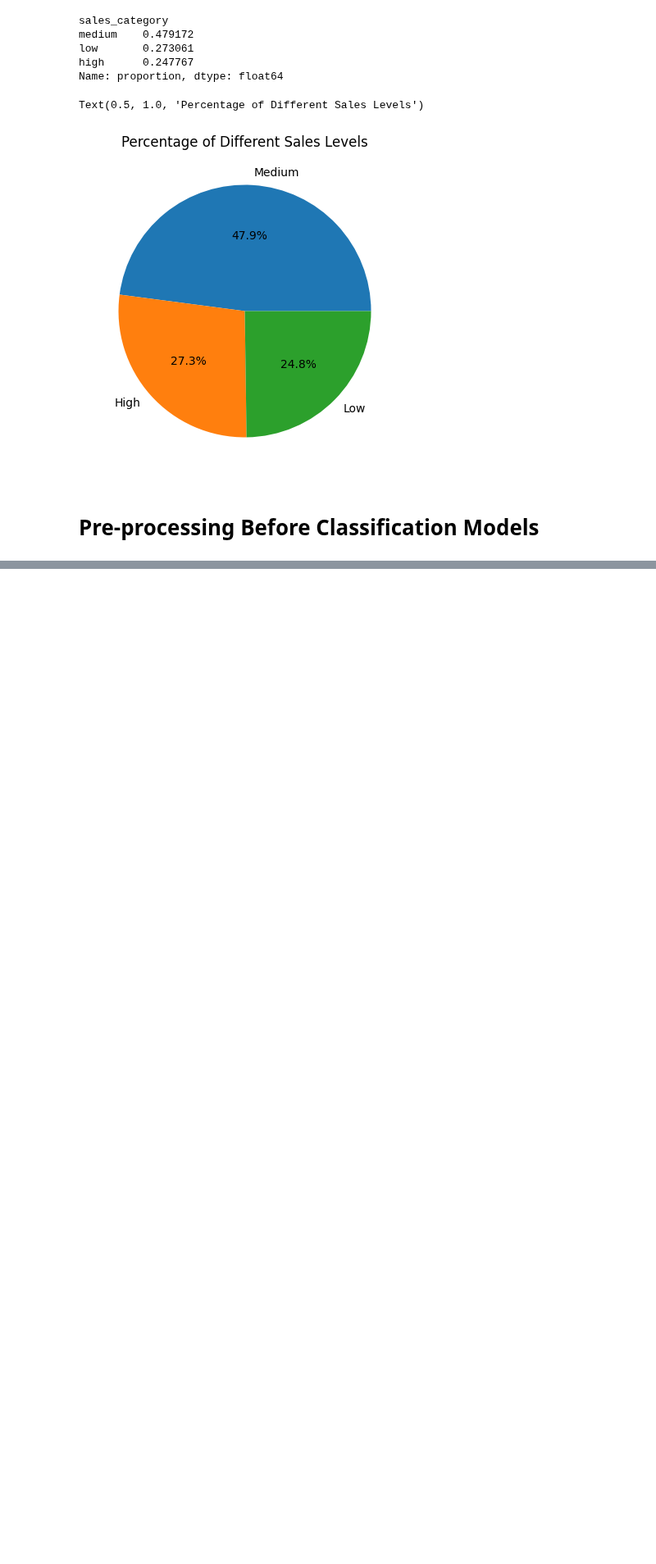
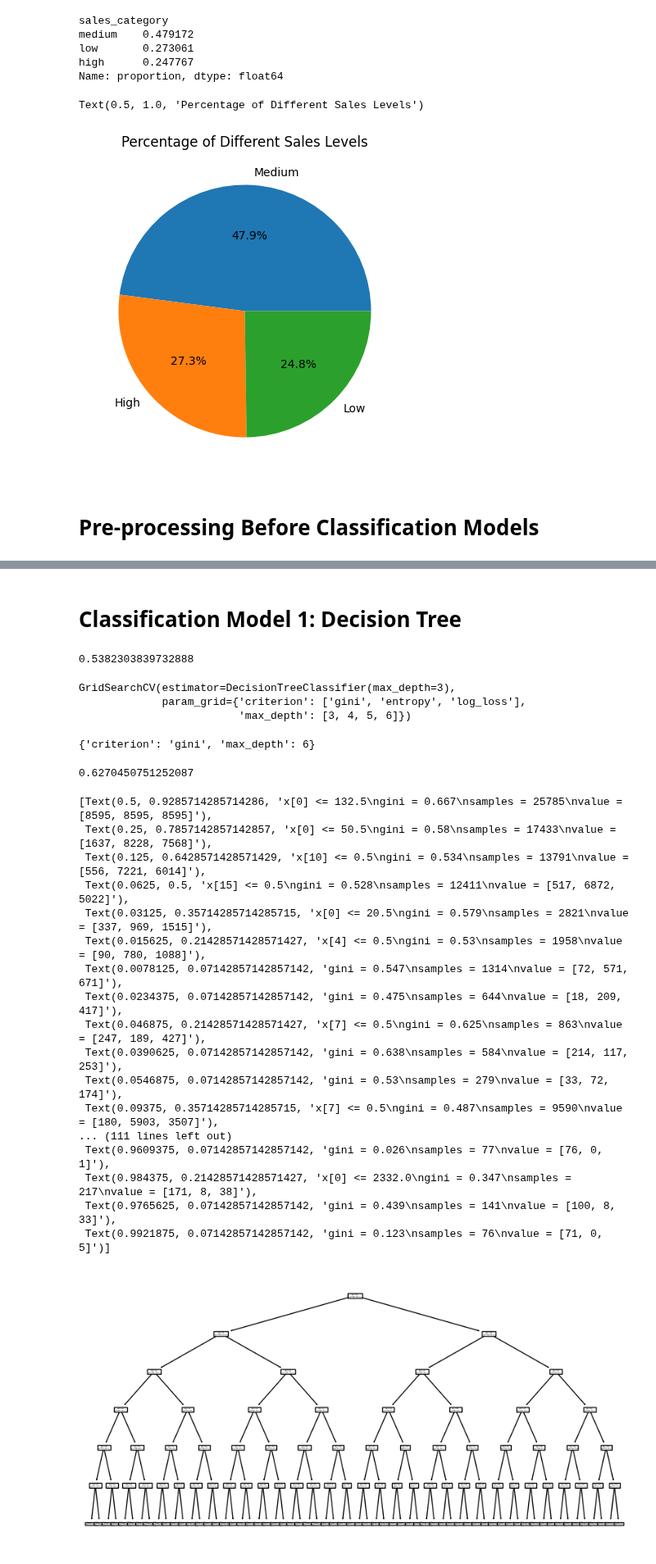
Before and after one commit to SangyunT/steam_game_sales, a Jupyter notebook: index.ipynb, the cells around one changed output, grey strips where cells are left out. Shown at 82% size. Cells and saved outputs as stored; diff of their text form; code cells hidden in the pictures; blank space fills up the shorter version.

Commit message:
Decision tree gridsearchCV

```diff
--- a/index.ipynb
+++ b/index.ipynb
@@ -357,6 +357,8 @@ Text(0.5, 1.0, 'Percentage of Different Sales Levels')
 # %% [markdown]
 # Pre-processing Before Classification Models
 # %%
-relevant_columns = ['appid', 'rating_num', 'positive_ratio'] + genre_names
+# relevant_columns = ['appid', 'rating_num', 'positive_ratio'] + genre_names
+relevant_columns = ['rating_num', 'positive_ratio'] + genre_names
+
 len(relevant_columns)
 # %% [output]
@@ -400,0 +404,64 @@ weighted avg       0.37      0.34      0.34      5990
+# %% [markdown]
+# Classification Model 1: Decision Tree
+# %%
+from sklearn.tree import DecisionTreeClassifier
+
+dt_clf = DecisionTreeClassifier(max_depth=3)
+dt_clf.fit(X_train_smote, y_train_smote)
+
+dt_clf.score(X_test, y_test)
+# %% [output]
+0.5382303839732888
+# %%
+from sklearn.model_selection import GridSearchCV
+
+dt_grid = {
+    'max_depth': [3, 4, 5, 6],
+    'criterion': ['gini', 'entropy', 'log_loss']
+}
+
+gs_dt = GridSearchCV(estimator=dt_clf, param_grid=dt_grid)
+gs_dt.fit(X_train_smote, y_train_smote)
+# %% [output]
+GridSearchCV(estimator=DecisionTreeClassifier(max_depth=3),
+             param_grid={'criterion': ['gini', 'entropy', 'log_loss'],
+                         'max_depth': [3, 4, 5, 6]})
+# %%
+gs_dt.best_params_
+gs_dt.best_estimator_
+# %% [output]
+{'criterion': 'gini', 'max_depth': 6}
+# %%
+# Run decision tree with best parameters from grid search
+dt_clf_final = DecisionTreeClassifier(criterion='gini', max_depth=6)
+dt_clf_final.fit(X_train_smote, y_train_smote)
+
+dt_clf_pred = dt_clf_final.predict(X_test)
+
+dt_clf_final.score(X_test, y_test)
+# %% [output]
+0.6270450751252087
+# %%
+from sklearn.tree import plot_tree
+
+f, ax = plt.subplots(figsize=(10,5))
+plot_tree(dt_clf_final, ax=ax)
+# %% [output]
+[Text(0.5, 0.9285714285714286, 'x[0] <= 132.5\ngini = 0.667\nsamples = 25785\nvalue = [8595, 8595, 8595]'),
+ Text(0.25, 0.7857142857142857, 'x[0] <= 50.5\ngini = 0.58\nsamples = 17433\nvalue = [1637, 8228, 7568]'),
+ Text(0.125, 0.6428571428571429, 'x[10] <= 0.5\ngini = 0.534\nsamples = 13791\nvalue = [556, 7221, 6014]'),
+ Text(0.0625, 0.5, 'x[15] <= 0.5\ngini = 0.528\nsamples = 12411\nvalue = [517, 6872, 5022]'),
+ Text(0.03125, 0.35714285714285715, 'x[0] <= 20.5\ngini = 0.579\nsamples = 2821\nvalue = [337, 969, 1515]'),
+ Text(0.015625, 0.21428571428571427, 'x[4] <= 0.5\ngini = 0.53\nsamples = 1958\nvalue = [90, 780, 1088]'),
+ Text(0.0078125, 0.07142857142857142, 'gini = 0.547\nsamples = 1314\nvalue = [72, 571, 671]'),
+ Text(0.0234375, 0.07142857142857142, 'gini = 0.475\nsamples = 644\nvalue = [18, 209, 417]'),
+ Text(0.046875, 0.21428571428571427, 'x[7] <= 0.5\ngini = 0.625\nsamples = 863\nvalue = [247, 189, 427]'),
+ Text(0.0390625, 0.07142857142857142, 'gini = 0.638\nsamples = 584\nvalue = [214, 117, 253]'),
+ Text(0.0546875, 0.07142857142857142, 'gini = 0.53\nsamples = 279\nvalue = [33, 72, 174]'),
+ Text(0.09375, 0.35714285714285715, 'x[7] <= 0.5\ngini = 0.487\nsamples = 9590\nvalue = [180, 5903, 3507]'),
+... (111 lines left out)
+ Text(0.9609375, 0.07142857142857142, 'gini = 0.026\nsamples = 77\nvalue = [76, 0, 1]'),
+ Text(0.984375, 0.21428571428571427, 'x[0] <= 2332.0\ngini = 0.347\nsamples = 217\nvalue = [171, 8, 38]'),
+ Text(0.9765625, 0.07142857142857142, 'gini = 0.439\nsamples = 141\nvalue = [100, 8, 33]'),
+ Text(0.9921875, 0.07142857142857142, 'gini = 0.123\nsamples = 76\nvalue = [71, 0, 5]')]
+[figure, added]
```
Also changed, not shown: parts of 4 cells of this notebook.
